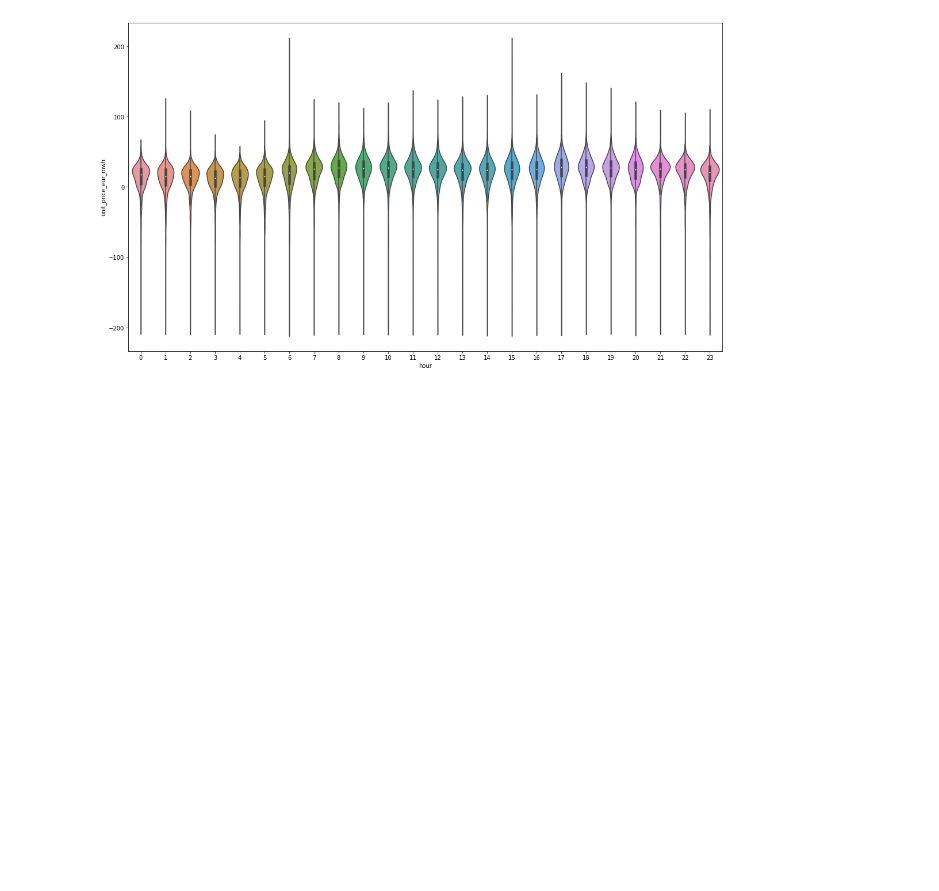
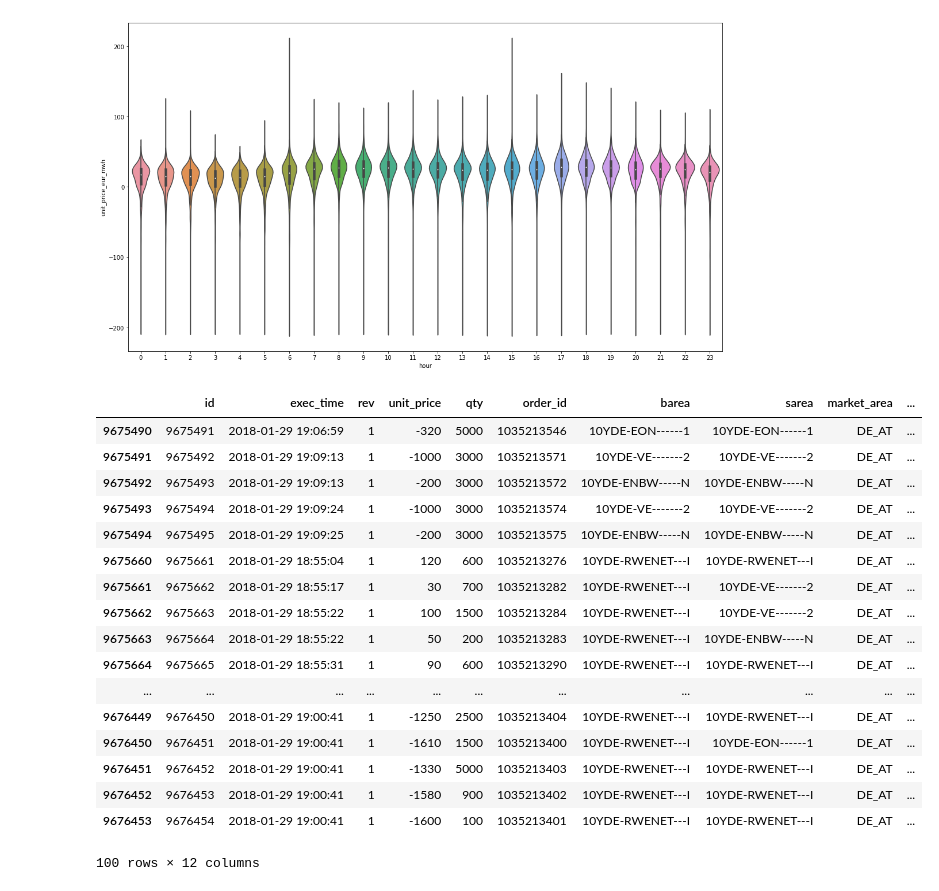
Before and after one commit to indyfree/FleetSim, a Jupyter notebook: notebooks/04-Intraday-Market.ipynb, the cells around one changed output. Saved outputs shown, nothing was run; the diff lists cells and outputs as text; code cells hidden in the pictures; blank space fills up the shorter version.

```diff
--- a/notebooks/04-Intraday-Market.ipynb
+++ b/notebooks/04-Intraday-Market.ipynb
@@ -34,3 +40,26 @@ f.set_size_inches(18.5, 10.5)
 sns.violinplot(x="hour", y="unit_price_eur_mwh", data=df, ax=ax);
 # %% [output]
 [figure]
+# %%
+q = pd.read_pickle("../data/processed/procom_Q.pkl")
+
+q[q["exec_time"] > '2018-01-29 18:55:00'].head(100)
+# %% [output]
+|  | id | exec_time | rev | unit_price | qty | order_id | barea | sarea | market_area | ... |
+| 9675490 | 9675491 | 2018-01-29 19:06:59 | 1 | -320 | 5000 | 1035213546 | 10YDE-EON------1 | 10YDE-EON------1 | DE_AT | ... |
+| 9675491 | 9675492 | 2018-01-29 19:09:13 | 1 | -1000 | 3000 | 1035213571 | 10YDE-VE-------2 | 10YDE-VE-------2 | DE_AT | ... |
+| 9675492 | 9675493 | 2018-01-29 19:09:13 | 1 | -200 | 3000 | 1035213572 | 10YDE-ENBW-----N | 10YDE-ENBW-----N | DE_AT | ... |
+| 9675493 | 9675494 | 2018-01-29 19:09:24 | 1 | -1000 | 3000 | 1035213574 | 10YDE-VE-------2 | 10YDE-VE-------2 | DE_AT | ... |
+| 9675494 | 9675495 | 2018-01-29 19:09:25 | 1 | -200 | 3000 | 1035213575 | 10YDE-ENBW-----N | 10YDE-ENBW-----N | DE_AT | ... |
+| 9675660 | 9675661 | 2018-01-29 18:55:04 | 1 | 120 | 600 | 1035213276 | 10YDE-RWENET---I | 10YDE-RWENET---I | DE_AT | ... |
+| 9675661 | 9675662 | 2018-01-29 18:55:17 | 1 | 30 | 700 | 1035213282 | 10YDE-RWENET---I | 10YDE-VE-------2 | DE_AT | ... |
+| 9675662 | 9675663 | 2018-01-29 18:55:22 | 1 | 100 | 1500 | 1035213284 | 10YDE-RWENET---I | 10YDE-VE-------2 | DE_AT | ... |
+| 9675663 | 9675664 | 2018-01-29 18:55:22 | 1 | 50 | 200 | 1035213283 | 10YDE-RWENET---I | 10YDE-ENBW-----N | DE_AT | ... |
+| 9675664 | 9675665 | 2018-01-29 18:55:31 | 1 | 90 | 600 | 1035213290 | 10YDE-RWENET---I | 10YDE-RWENET---I | DE_AT | ... |
+| ... | ... | ... | ... | ... | ... | ... | ... | ... | ... | ... |
+| 9676449 | 9676450 | 2018-01-29 19:00:41 | 1 | -1250 | 2500 | 1035213404 | 10YDE-RWENET---I | 10YDE-RWENET---I | DE_AT | ... |
+| 9676450 | 9676451 | 2018-01-29 19:00:41 | 1 | -1610 | 1500 | 1035213400 | 10YDE-RWENET---I | 10YDE-EON------1 | DE_AT | ... |
+| 9676451 | 9676452 | 2018-01-29 19:00:41 | 1 | -1330 | 5000 | 1035213403 | 10YDE-RWENET---I | 10YDE-RWENET---I | DE_AT | ... |
+| 9676452 | 9676453 | 2018-01-29 19:00:41 | 1 | -1580 | 900 | 1035213402 | 10YDE-RWENET---I | 10YDE-RWENET---I | DE_AT | ... |
+| 9676453 | 9676454 | 2018-01-29 19:00:41 | 1 | -1600 | 100 | 1035213401 | 10YDE-RWENET---I | 10YDE-RWENET---I | DE_AT | ... |
+100 rows × 12 columns
```
Also changed, not shown: parts of 3 cells of this notebook, 1 other file.
